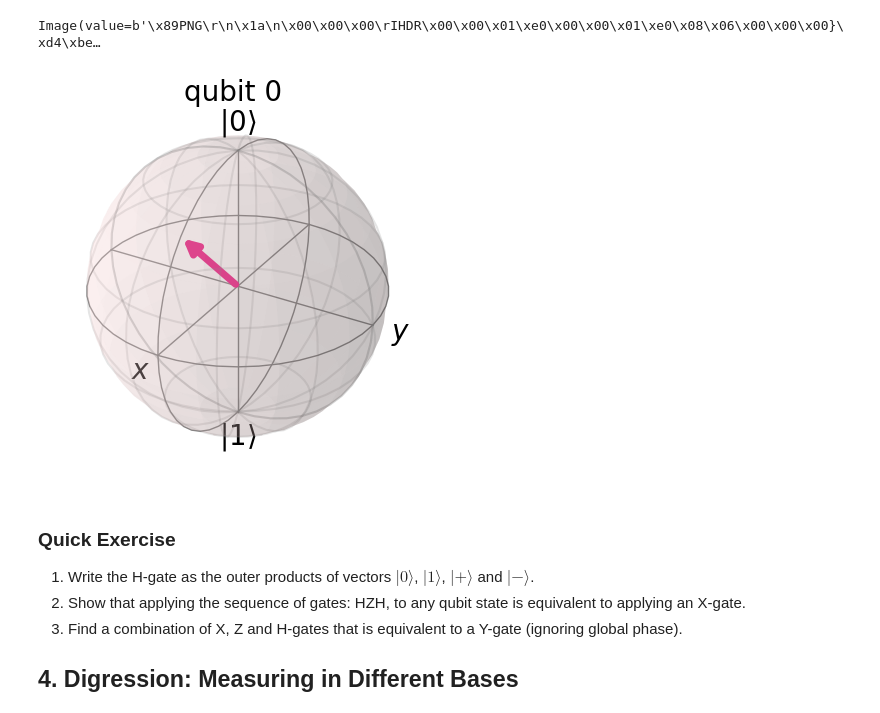
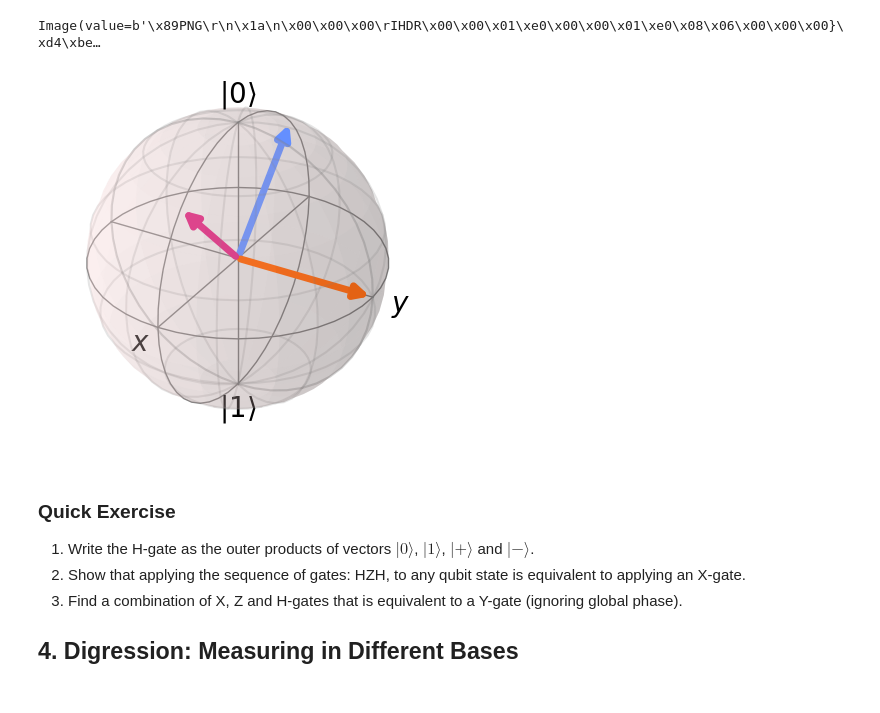
Before and after one commit to yuttai/qiskit-textbook, a Jupyter notebook: content/ch-states/single-qubit-gates.ipynb, the cells around one changed output. Cells and saved outputs as stored; diff of their text form; code cells hidden in the pictures.

Commit message:
single-qubit-gates.ipynb Eliminated all necessary code...

```diff
--- a/content/ch-states/single-qubit-gates.ipynb
+++ b/content/ch-states/single-qubit-gates.ipynb
@@ -205,19 +205,16 @@ gate_demo(gates='pauli+h')
 HBox(children=(Button(description='X', layout=Layout(height='3em', width='3em'), style=ButtonStyle()), Button(…
 Image(value=b'\x89PNG\r\n\x1a\n\x00\x00\x00\rIHDR\x00\x00\x01\xe0\x00\x00\x01\xe0\x08\x06\x00\x00\x00}\xd4\xbe…
 # %%
-# The following code is modified from def def plot_bloch_multivector(state, title="", figsize=None, *, rho=None, reverse_bits=False, filename=None) .
-from matplotlib import pyplot as plt
-fig = plt.figure(figsize=plt.figaspect(1))
+# The following code is modified from the following two functions:
+# def plot_bloch_multivector(state, title="", figsize=None, *, rho=None, reverse_bits=False, filename=None)
+# def plot_bloch_vector(bloch, title="", ax=None, figsize=None, coord_type="cartesian")
+from matplotlib import pyplot
 from qiskit.visualization.bloch import Bloch
-B = Bloch(axes=fig.add_subplot(1, 1, 1, projection="3d"))
-B.add_vectors([1 / sqrt(2), 0, 1 / sqrt(2)])
-B.render(title="qubit 0")
-from qiskit.visualization.utils import matplotlib_close_if_inline
-fig.suptitle("", fontsize=16, y=1.01)
-matplotlib_close_if_inline(fig)
-fig
+B = Bloch(axes=pyplot.figure().add_subplot(projection="3d"))
+B.add_vectors([[1 / sqrt(2), 0, 1 / sqrt(2)], [-1 / sqrt(2), 0, 1 / sqrt(2)], [0, 1, 0]])
+B.render()
 # %% [output]
-[figure, old version]
+[figure, new version]
 # %% [markdown]
 ### Quick Exercise
 1. Write the H-gate as the outer products of vectors $|0\rangle$, $|1\rangle$, $|+\rangle$ and $|-\rangle$.
```
